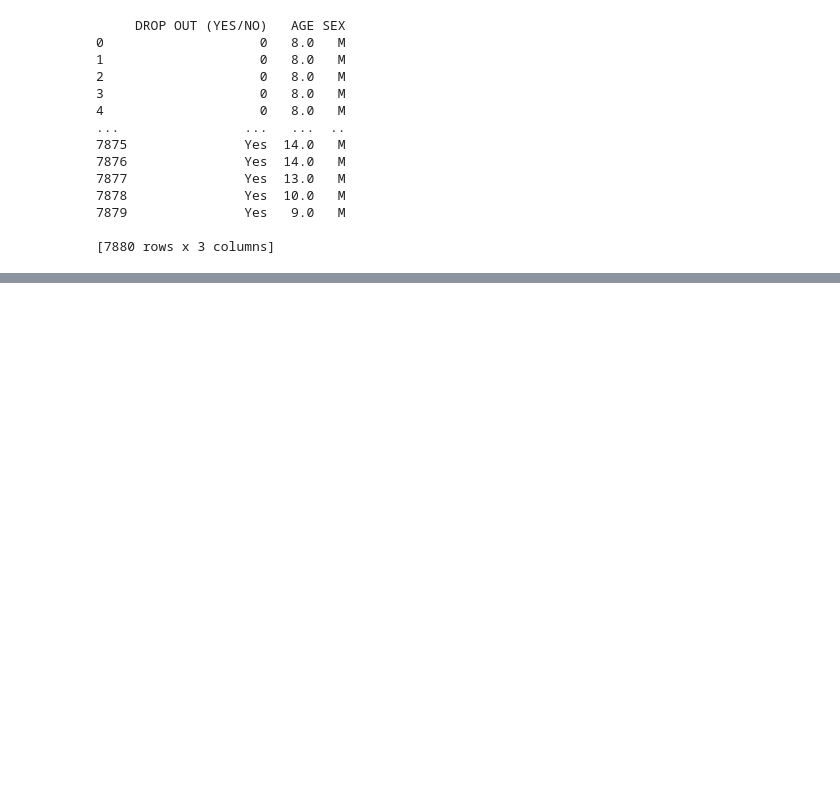
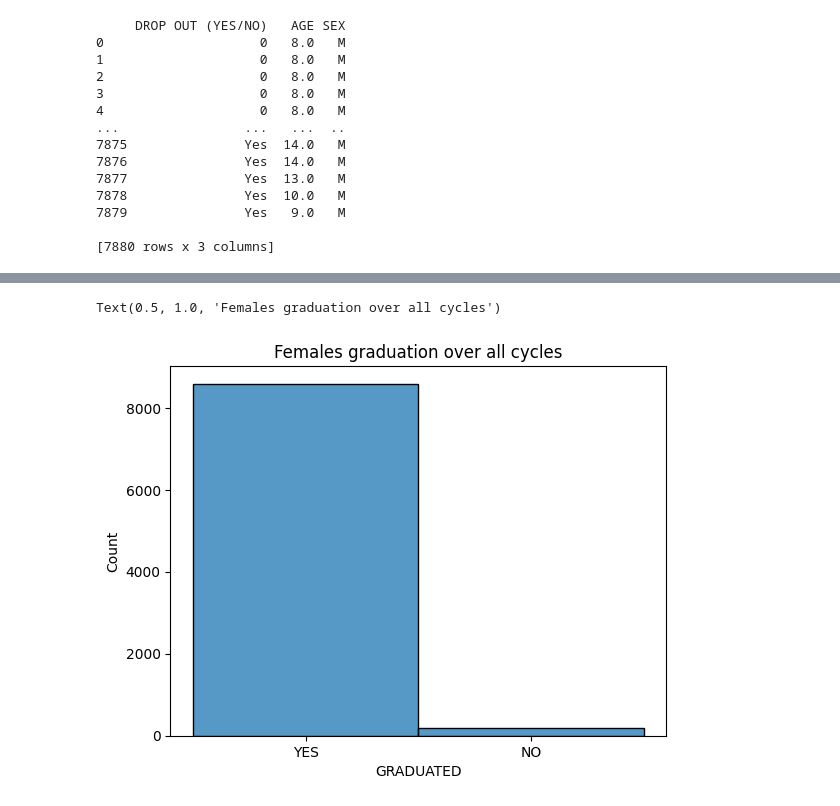
Before and after one commit to dfglondon24/Team-5, a Jupyter notebook: Bobby.ipynb, the cells around one changed output, grey strips where cells are left out. Cells and saved outputs as stored; diff of their text form; code cells hidden in the pictures; blank space fills up the shorter version.

```diff
--- a/Bobby.ipynb
+++ b/Bobby.ipynb
@@ -152,0 +172,13 @@ ax = sns.histplot(super_dataframe_female['DROP OUT (YES/NO)'].str.upper())
+# %%
+columns = ['GRADUATED (YES/NO)', 'SEX', 'TRANSITIONED (YES/NO)', 'DISTRICT']
+df_combined_graduation = []
+df_combined_graduation.append( pd.DataFrame(df[0], columns=columns))
+df_combined_graduation.append(pd.DataFrame(df[1], columns=columns))
+df_combined_graduation.append(pd.DataFrame(df[2], columns=columns))
+df_combined_graduation.append(pd.DataFrame(df[3], columns=columns))
+df_combined_graduation.append(pd.DataFrame(df[4], columns=columns))
+# %%
+df_combined_graduation = pd.concat(df_combined_graduation, axis = 0)
+df_combined_graduation = df_combined_graduation.rename(columns={"GRADUATED (YES/NO)": "GRADUATED", "TRANSITIONED (YES/NO)" : "TRANSITIONED"})
+
+print(df_combined_graduation)
@@ -152,0 +200,7 @@ ax = sns.histplot(super_dataframe_female['DROP OUT (YES/NO)'].str.upper())
+# %%
+df_2 = df_combined_graduation.query('SEX=="F"')
+sns.histplot(df_2['GRADUATED'].str.upper())
+plt.title("Females graduation over all cycles")
+# %% [output]
+Text(0.5, 1.0, 'Females graduation over all cycles')
+[figure, added]
```
Also changed, not shown: parts of 11 cells of this notebook.
